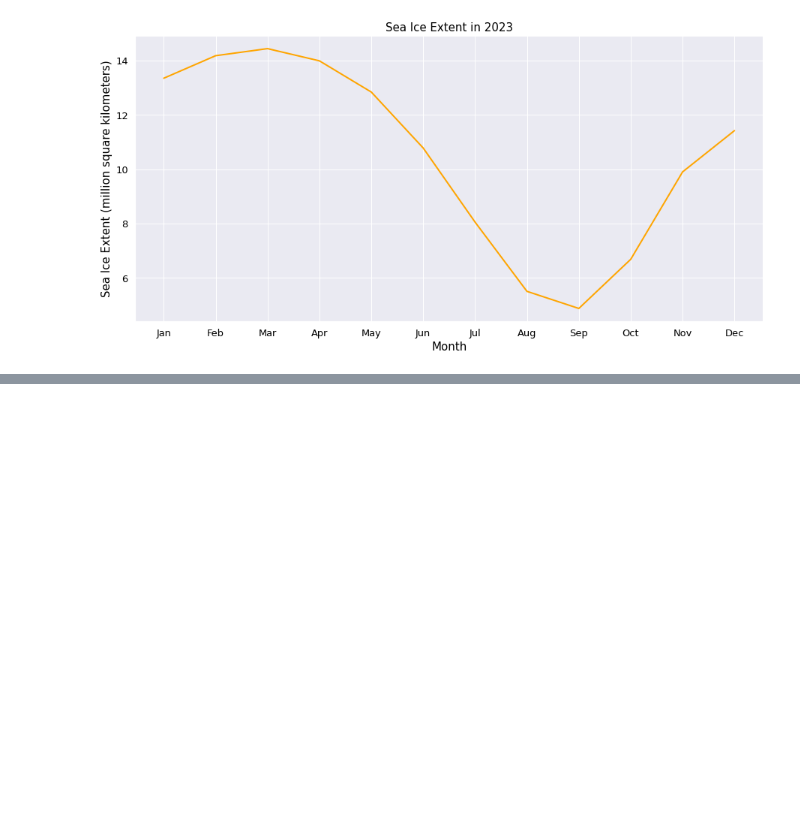
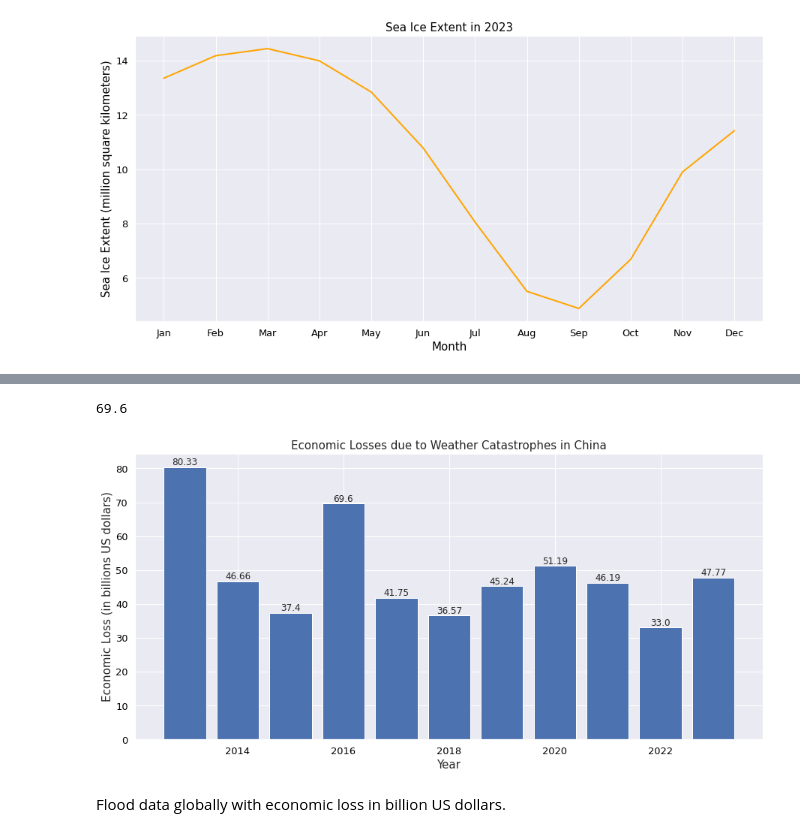
Before and after one commit to sonyaasha/3125-individual-project, a Jupyter notebook: codes/3125-IndividualProject.ipynb, the cells around one changed output, grey strips where cells are left out. Drawn from its saved outputs; the diff is of its cells as text; code cells hidden in the pictures; blank space fills up the shorter version.

```diff
--- a/codes/3125-IndividualProject.ipynb
+++ b/codes/3125-IndividualProject.ipynb
@@ -244,0 +309,21 @@ data = pd.DataFrame({'Year': model_year, 'Temperature Anomaly': model_temp_anoma
+# %%
+economic_loss_data = pd.read_excel("direct-economic-loss-caused-by-natural-disasters-in-china-2013-2023.xlsx")
+# %%
+economic_loss_data['Economic Loss (billion US dollars)'][2016]
+# %% [output]
+69.6
+# %%
+plt.figure(figsize=(15, 7))
+bars = plt.bar(economic_loss_data['Economic Loss (billion US dollars)'].keys(), economic_loss_data['Economic Loss (billion US dollars)'].values)
+plt.title('Economic Losses due to Weather Catastrophes in China', fontsize = 15)
+plt.xlabel('Year', fontsize = 15)
+plt.ylabel('Economic Loss (in billions US dollars)', fontsize = 15)
+plt.xticks(fontsize=13, color='black')
+plt.yticks(fontsize=13, color='black')
+for bar in bars:
+    height = bar.get_height()
+    plt.text(bar.get_x() + bar.get_width() / 2, height, height, ha='center', va='bottom')
+# %% [output]
+[figure, added]
+# %% [markdown]
+Flood data globally with economic loss in billion US dollars.
```
Also changed, not shown: parts of 19 cells of this notebook, 1 other file.
